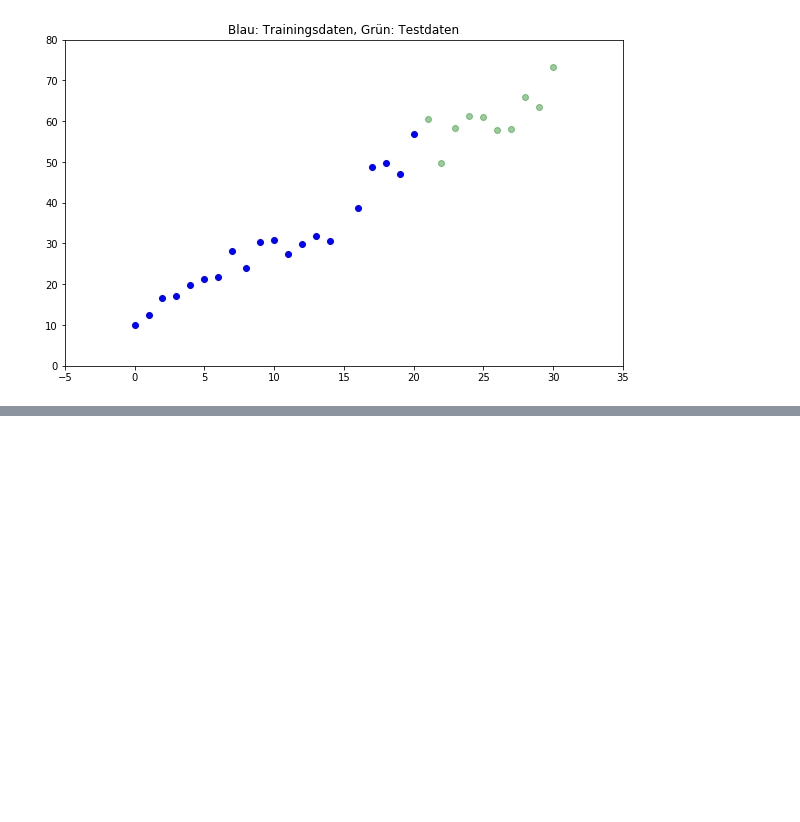
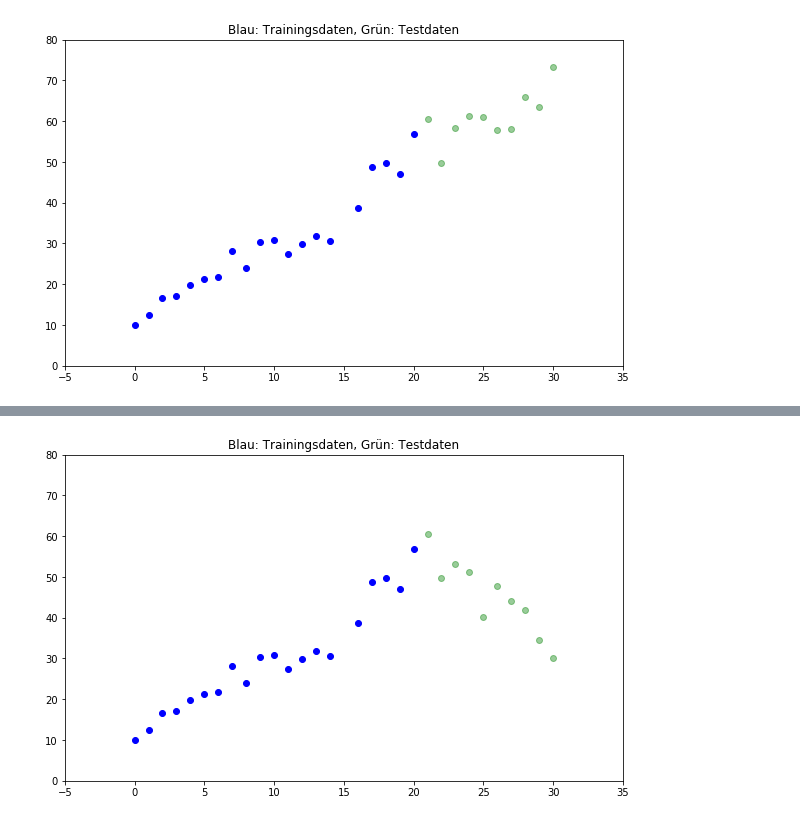
Before and after one commit to Sammy-Jankins/KNN_Lernen, a Jupyter notebook: Notebooks/KNN2.ipynb, the cells around one changed output, grey strips where cells are left out. Cells and saved outputs as stored; diff of their text form; code cells hidden in the pictures; blank space fills up the shorter version.

```diff
--- a/Notebooks/KNN2.ipynb
+++ b/Notebooks/KNN2.ipynb
@@ -216,0 +214,15 @@ Wenn der Fehler nur auf den Trainingsdaten sehr klein ist, kann der Fehler auf d
+# %%
+x_train = x_Werte[0:20]
+x_test = x_Werte[20:30]
+y_train = y_Werte[0:20]
+y_test = [60.5995608 , 49.83008854, 53.24880042, 51.19101233,
+       40.06640885, 47.78297408, 44.12449899, 41.83760744, 34.55813398,
+       30.22576714]
+plt.xlim(-5,35)
+plt.ylim(0,80)
+plt.title('Blau: Trainingsdaten, Grün: Testdaten')
+plt.scatter(x_train, y_train, color='blue')
+plt.scatter(x_test, y_test, alpha=0.4, color='green')
+plt.show()
+# %% [output]
+[figure, added]
```
Also changed, not shown: parts of 5 cells of this notebook.
